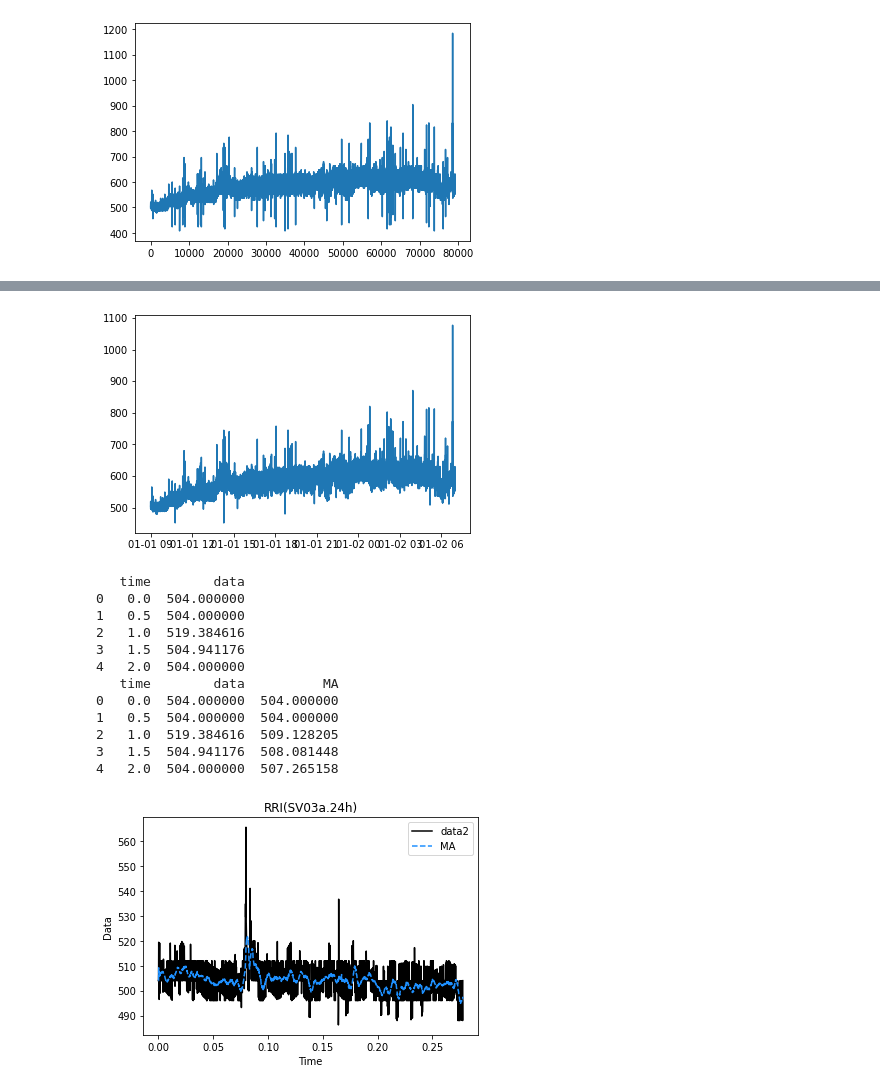
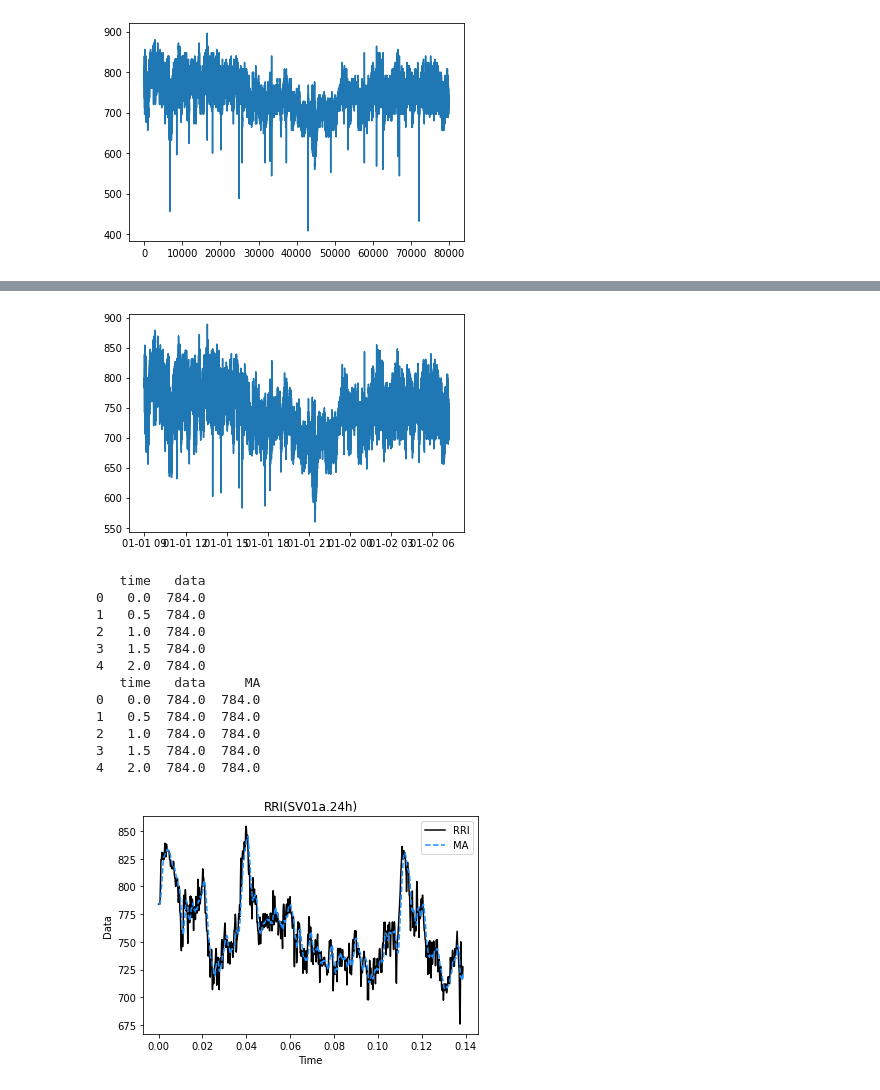
Before and after one commit to u-keigo/RRIproject1, a Jupyter notebook: RRI_LSTM1.ipynb, the cells around one changed output, grey strips where cells are left out. Drawn from its saved outputs; the diff is of its cells as text; code cells hidden in the pictures.

```diff
--- a/RRI_LSTM1.ipynb
+++ b/RRI_LSTM1.ipynb
@@ -14,11 +14,14 @@ import read_rri
 # name = '48hlt012.rri'
 # name = '48hlt021.rri'
 # name = '48hlt022.rri'
-# name = 'SV01a.24h'
+name = 'SV01a.24h'
 # name = 'SV02a.24h'
-name = 'SV03a.24h'
+# name = 'SV03a.24h'
 # name = 'NS01a.24h'
 # name = 'NS23a.24h'
+# name = 'gauss01.rri'
+# name = 'gauss_H19.rri'
+# name = 'gauss_H32.rri'
 
 
 RRI_max = 1500
@@ -28,4 +31,4 @@ dt = 0.5   # second
 
 t_resamp, RRI_resamp = read_rri.read_RRI(name, RRI_max, RRI_min, RRI_diff, dt)
 # %% [output]
-[figure, old version]
+[figure, new version]
@@ -34,4 +37,4 @@ t_resamp, RRI_resamp = read_rri.read_RRI(name, RRI_max, RRI_min, RRI_diff, dt)
-[figure, old version]
+[figure, new version]
 # %%
 import pandas as pd
 from sklearn.preprocessing import StandardScaler
@@ -43,7 +46,7 @@ import torch.nn.functional as F
 from torch import optim
 
 # dlen = len(t_resamp) # データの長さ
-dlen = 2000
+dlen = 1000
 time_RRI = list(range(0, dlen))  # list型
 time_RRI = np.asarray(time_RRI) * dt
 RRI = RRI_resamp.tolist()  # list型
@@ -65,22 +68,22 @@ plt.xlabel('Time')
 plt.ylabel('Data')
 # plt.plot(df['time'], df['data'], color = 'black', linestyle = '-', label = 'data2')
 # plt.plot(df['time'], df['MA'], color = 'dodgerblue', linestyle = '--', label = 'MA')
-plt.plot(df['time'] / 60**2, df['data'], color = 'black', linestyle = '-', label = 'data2')
+plt.plot(df['time'] / 60**2, df['data'], color = 'black', linestyle = '-', label = 'RRI')
 plt.plot(df['time'] / 60**2, df['MA'], color = 'dodgerblue', linestyle = '--', label = 'MA')
 plt.legend()
 plt.show()
 fig1.savefig('%s img1.png' % name)
 # %% [output]
-   time        data
-0   0.0  504.000000
-1   0.5  504.000000
-2   1.0  519.384616
-3   1.5  504.941176
-4   2.0  504.000000
-   time        data          MA
-0   0.0  504.000000  504.000000
-1   0.5  504.000000  504.000000
-2   1.0  519.384616  509.128205
-3   1.5  504.941176  508.081448
-4   2.0  504.000000  507.265158
+   time   data
+0   0.0  784.0
+1   0.5  784.0
+2   1.0  784.0
+3   1.5  784.0
+4   2.0  784.0
+   time   data     MA
+0   0.0  784.0  784.0
+1   0.5  784.0  784.0
+2   1.0  784.0  784.0
+3   1.5  784.0  784.0
+4   2.0  784.0  784.0
-[figure, old version]
+[figure, new version]
```
Also changed, not shown: parts of 6 cells of this notebook.
